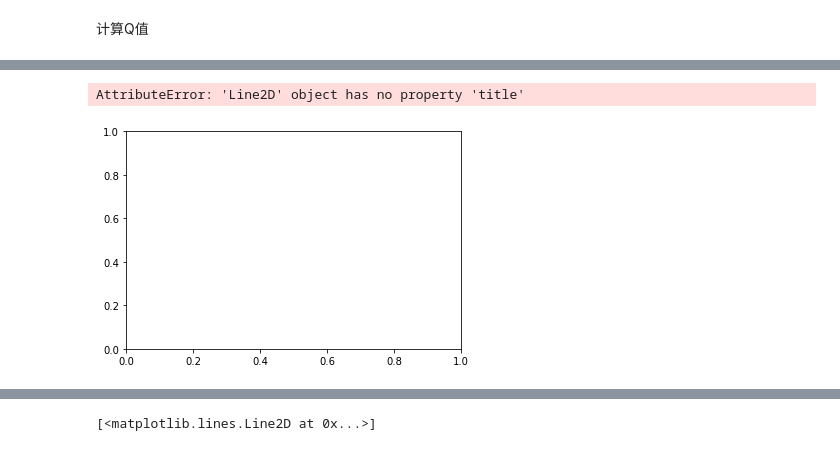
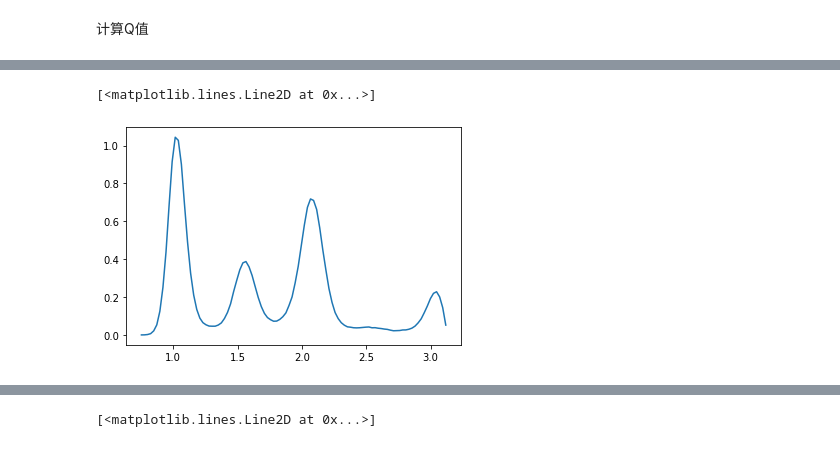
Before and after one commit to bgbaizh/GlassViewer, a Jupyter notebook: glassviewer/glassviewer.ipynb, the cells around one changed output, grey strips where cells are left out. Saved outputs shown, nothing was run; the diff lists cells and outputs as text; code cells hidden in the pictures.

```diff
--- a/glassviewer/glassviewer.ipynb
+++ b/glassviewer/glassviewer.ipynb
@@ -42,6 +47,6 @@ plt.plot(r,pdf)
 # %%
 bad, r=sys1.calculate_bad()
-plt.plot(r,bad,title='bad')
+plt.plot(r,bad)
 # %% [output]
-AttributeError: 'Line2D' object has no property 'title'
+[<matplotlib.lines.Line2D at 0x...>]
-[figure, old version]
+[figure, new version]
```
Also changed, not shown: parts of 3 cells of this notebook, 1 other file.
